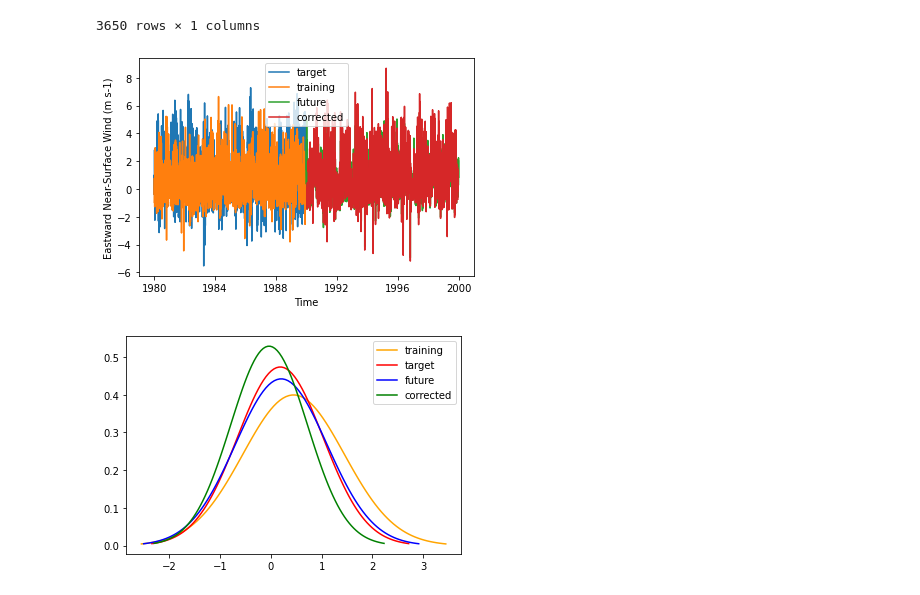
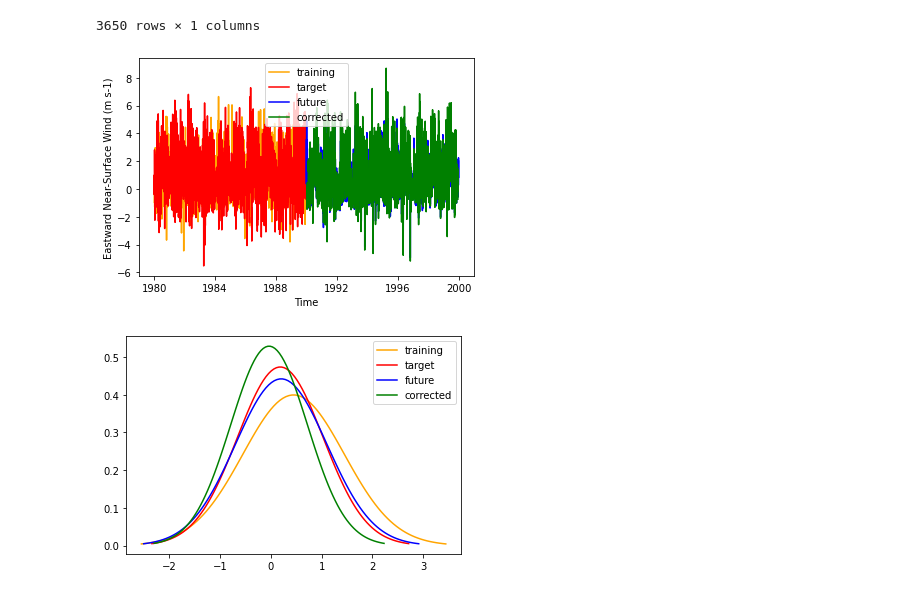
Before and after one commit to pangeo-data/scikit-downscale, a Jupyter notebook: examples/2020ECAHM-scikit-downscale.ipynb, the cells around one changed output. Cells and saved outputs as stored; diff of their text form; code cells hidden in the pictures.

Commit message:
consistent plot colors

```diff
--- a/examples/2020ECAHM-scikit-downscale.ipynb
+++ b/examples/2020ECAHM-scikit-downscale.ipynb
@@ -668,22 +668,23 @@ out, fut_stats = zscore.predict(future)
 # %%
 # visualize the datasets
 time_target = pd.date_range('1980-01-01','1989-12-31', freq='D')
 time_training = time_target[~((time_target.month==2) & (time_target.day==29))]
 time_future = pd.date_range('1990-01-01','1999-12-31', freq='D')
 time_future = time_future[~((time_future.month==2) & (time_future.day==29))]
 
 plt.figure()
-plt.plot(time_target,target.uas, label='target')
-plt.plot(time_training,training.uas, label='training')
-plt.plot(time_future,future.uas, label='future')
-plt.plot(time_future,out.uas, label='corrected')
+plt.plot(time_training,training.uas, 'orange', label='training')
+plt.plot(time_target,target.uas, 'red', label='target')
+
+plt.plot(time_future,future.uas, 'blue', label='future')
+plt.plot(time_future,out.uas, 'green', label='corrected')
 
 
 plt.xlabel('Time')
 plt.ylabel('Eastward Near-Surface Wind (m s-1)')
 plt.legend();
 # %% [output]
-[figure, old version]
+[figure, new version]
 # %%
 # visualize the zscore correction
 def gaus(mean, std, doy):
```
Also changed, not shown: parts of 1 cell of this notebook.
